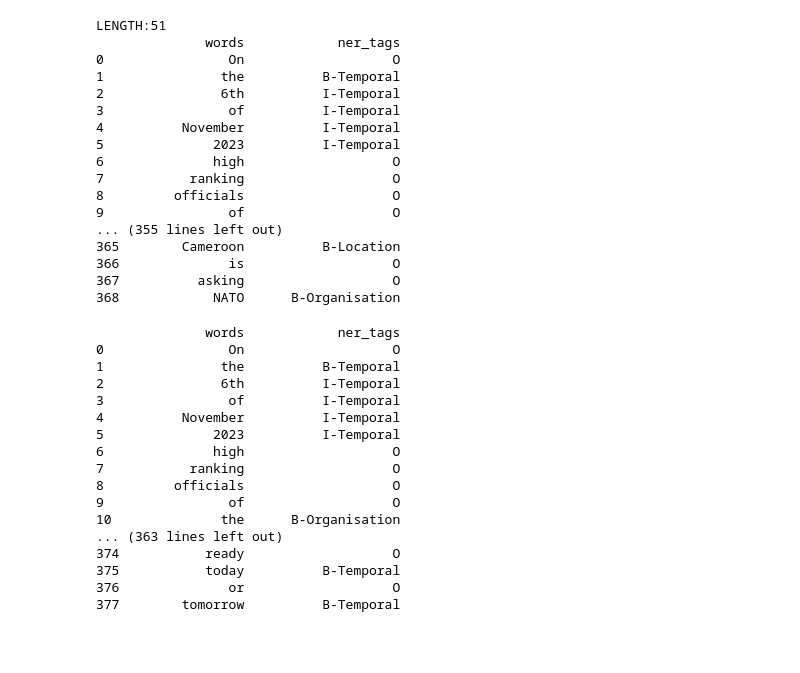
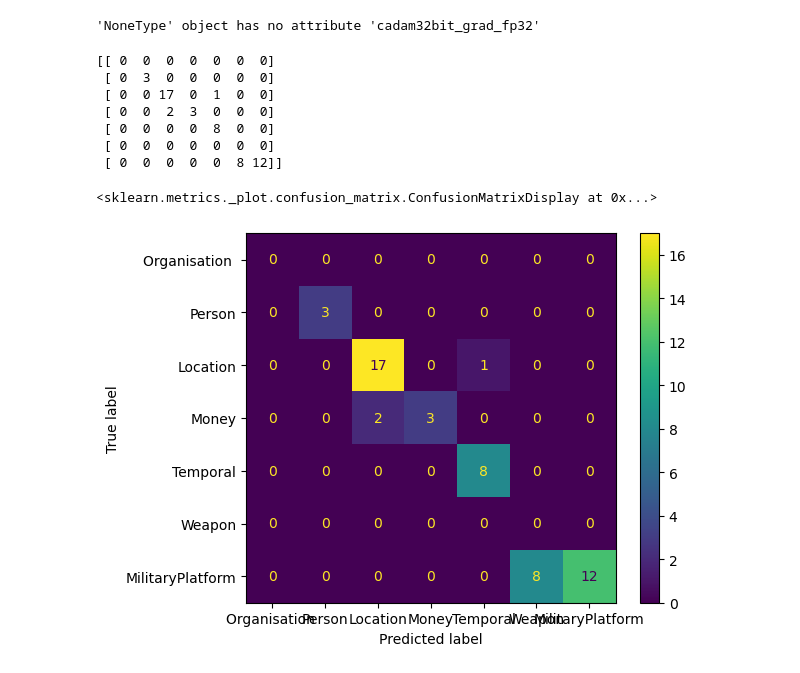
Before and after one commit to LasseAskholm/BachelorST, a Jupyter notebook: src/lillevalidation/validation.ipynb, the cells around one changed output. Saved outputs shown, nothing was run; the diff lists cells and outputs as text; code cells hidden in the pictures; blank space fills up the shorter version.

Commit message:
confusion matrix that is confused

```diff
--- a/src/lillevalidation/validation.ipynb
+++ b/src/lillevalidation/validation.ipynb
@@ -1,53 +1,34 @@
 # %%
 #%pip install scikit-learn
 #Skal lige indkommenteres første gang
-import matplotlib
-import numpy as np
-from sklearn import metrics
+import matplotlib as plt
 from inference.bertInference import getValData, getPredictions
 from analysis.DataStatistics import get_truth
+from training.ner_training import load_labels
+from utils.CommonVariables import (
+    COMMON_BERT_RAW_LABELS
+    )
+# %% [output]
+'NoneType' object has no attribute 'cadam32bit_grad_fp32'
-# %%
-data_text = getValData()
-predictions = getPredictions(data_text)
-print(predictions.to_string())
-# %% [output]
-LENGTH:51
-              words            ner_tags
-0                On                   O
-1               the          B-Temporal
-2               6th          I-Temporal
-3                of          I-Temporal
-4          November          I-Temporal
-5              2023          I-Temporal
-6              high                   O
-7           ranking                   O
-8         officials                   O
-9                of                   O
-... (355 lines left out)
-365        Cameroon          B-Location
-366              is                   O
-367          asking                   O
-368            NATO      B-Organisation
-# %%
-path = "../../data/selv-labeled-data/ValData/valgen.conll"
-truth_set = get_truth(path)
-
-print(truth_set.to_string())
-# %% [output]
-              words            ner_tags
-0                On                   O
-1               the          B-Temporal
-2               6th          I-Temporal
-3                of          I-Temporal
-4          November          I-Temporal
-5              2023          I-Temporal
-6              high                   O
-7           ranking                   O
-8         officials                   O
-9                of                   O
-10              the      B-Organisation
-... (363 lines left out)
-374           ready                   O
-375           today          B-Temporal
-376              or                   O
-377        tomorrow          B-Temporal
+# %%
+#Get predictions and truth vectors, label list
+prediction_json = "../inference/bertPredictions07.json"
+predictions = getPredictions(prediction_json)
+prediction_vector = predictions['ner_tags'].tolist()
+
+path = "../../data/selv-labeled-data/ValData/valgen.conll"
+truth_set = get_truth(path)
+truth_vector = truth_set['ner_tags'].tolist()
+
+
+_,labels = load_labels(COMMON_BERT_RAW_LABELS)
+# %% [output]
+[[ 0  0  0  0  0  0  0]
+ [ 0  3  0  0  0  0  0]
+ [ 0  0 17  0  1  0  0]
+ [ 0  0  2  3  0  0  0]
+ [ 0  0  0  0  8  0  0]
+ [ 0  0  0  0  0  0  0]
+ [ 0  0  0  0  0  8 12]]
+<sklearn.metrics._plot.confusion_matrix.ConfusionMatrixDisplay at 0x...>
+[figure, added]
```
Also changed, not shown: parts of 1 cell of this notebook, 8 other files.
